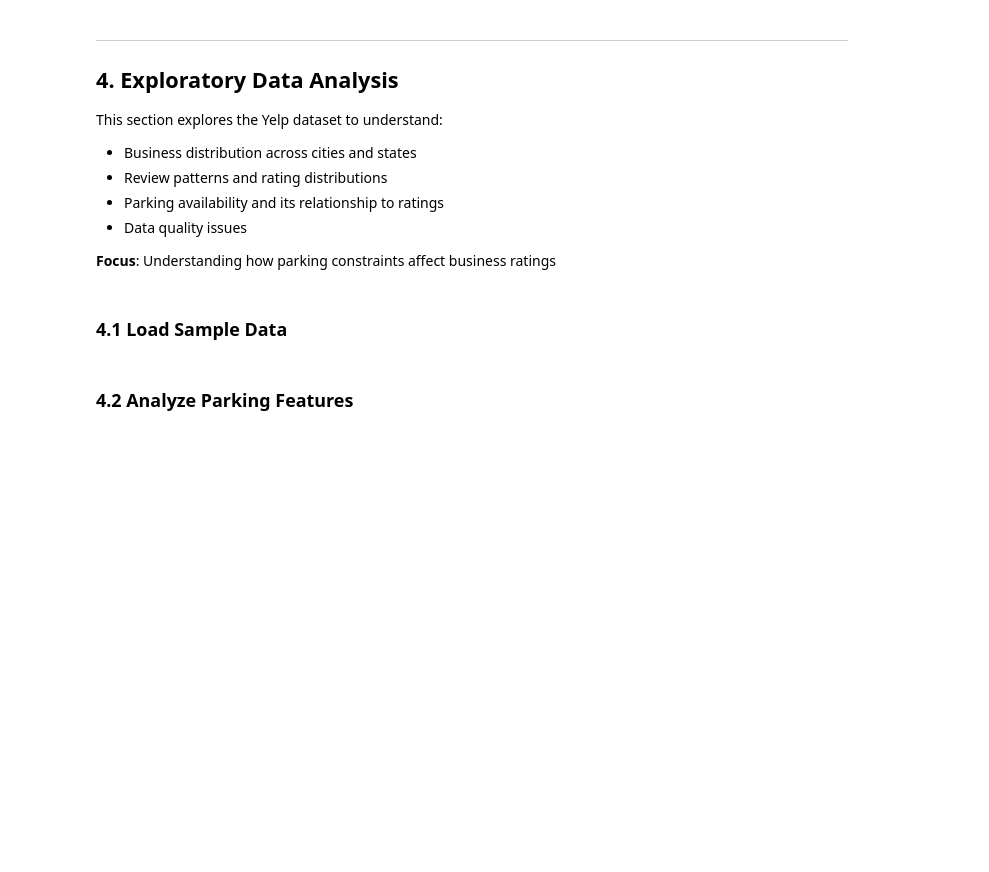
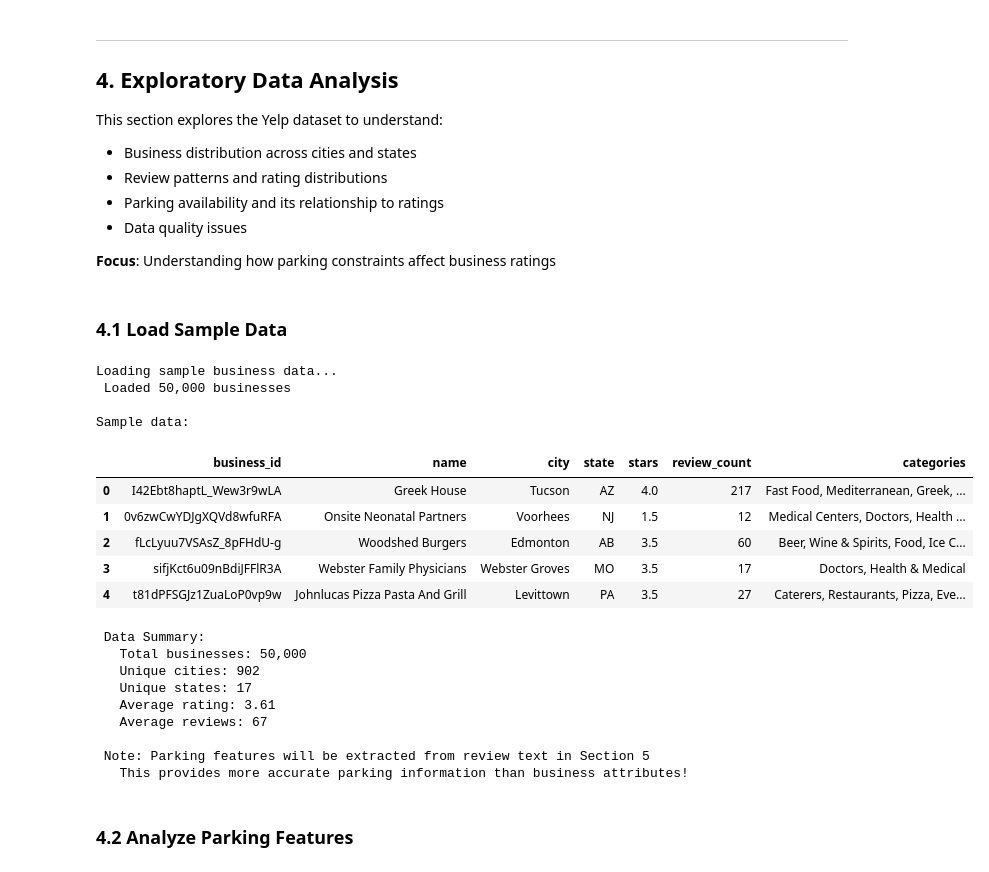
Before and after one commit to omarsagoo/VenueSignal, a Jupyter notebook: Full_Pipeline.ipynb, the cells around one changed output. Cells and saved outputs as stored; diff of their text form; code cells hidden in the pictures; blank space fills up the shorter version.

```diff
--- a/Full_Pipeline.ipynb
+++ b/Full_Pipeline.ipynb
@@ -625,28 +805,58 @@ This section explores the Yelp dataset to understand:
 # %%
 # Load a sample of businesses with parking information
 query = f"""
 SELECT
     business_id,
     name,
     city,
     state,
     stars,
     review_count,
-    categories,
-    attributes.BusinessParking.garage as parking_garage,
-    attributes.BusinessParking.street as parking_street,
-    attributes.BusinessParking.lot as parking_lot,
-    attributes.BusinessParking.valet as parking_valet,
-    attributes.RestaurantsPriceRange2 as price_range
+    categories
 FROM {ATHENA_DB}.business
 WHERE is_open = 1
-LIMIT 10000
+    AND review_count >= 10
+LIMIT 50000
 """
 
 print("Loading sample business data...")
 business_df = pd.read_sql(query, conn)
-print(f"Loaded {len(business_df):,} businesses")
+print(f" Loaded {len(business_df):,} businesses")
+
+# Show sample data
+print("\nSample data:")
 display(business_df.head())
+
+# Show basic statistics
+print(f"\n Data Summary:")
+print(f"   Total businesses: {len(business_df):,}")
+print(f"   Unique cities: {business_df['city'].nunique():,}")
+print(f"   Unique states: {business_df['state'].nunique()}")
+print(f"   Average rating: {business_df['stars'].mean():.2f}")
+print(f"   Average reviews: {business_df['review_count'].mean():.0f}")
+
+print("\n Note: Parking features will be extracted from review text in Section 5")
+print("   This provides more accurate parking information than business attributes!")
+# %% [output]
+Loading sample business data...
+ Loaded 50,000 businesses
+
+Sample data:
+|  | business_id | name | city | state | stars | review_count | categories |
+| 0 | I42Ebt8haptL_Wew3r9wLA | Greek House | Tucson | AZ | 4.0 | 217 | Fast Food, Mediterranean, Greek, ... |
+| 1 | 0v6zwCwYDJgXQVd8wfuRFA | Onsite Neonatal Partners | Voorhees | NJ | 1.5 | 12 | Medical Centers, Doctors, Health ... |
+| 2 | fLcLyuu7VSAsZ_8pFHdU-g | Woodshed Burgers | Edmonton | AB | 3.5 | 60 | Beer, Wine & Spirits, Food, Ice C... |
+| 3 | sifjKct6u09nBdiJFFlR3A | Webster Family Physicians | Webster Groves | MO | 3.5 | 17 | Doctors, Health & Medical |
+| 4 | t81dPFSGJz1ZuaLoP0vp9w | Johnlucas Pizza Pasta And Grill | Levittown | PA | 3.5 | 27 | Caterers, Restaurants, Pizza, Eve... |
+ Data Summary:
+   Total businesses: 50,000
+   Unique cities: 902
+   Unique states: 17
+   Average rating: 3.61
+   Average reviews: 67
+
+ Note: Parking features will be extracted from review text in Section 5
+   This provides more accurate parking information than business attributes!
 # %% [markdown]
 ### 4.2 Analyze Parking Features
 # %%
```
Also changed, not shown: parts of 67 cells of this notebook.
